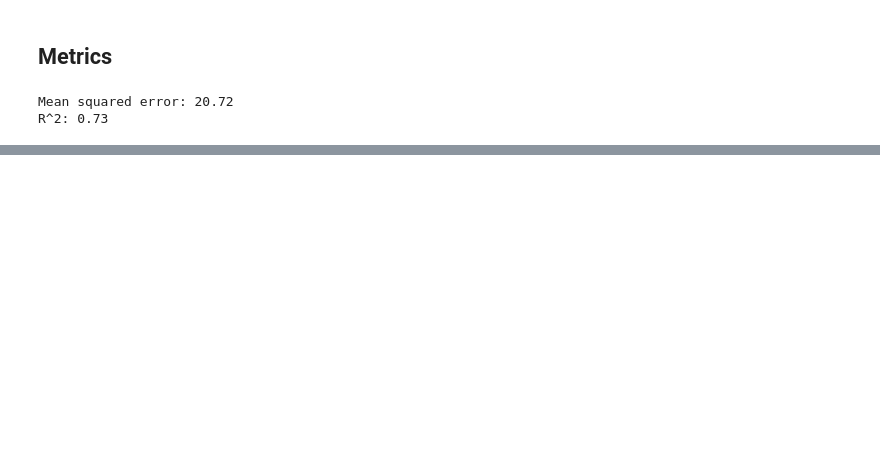
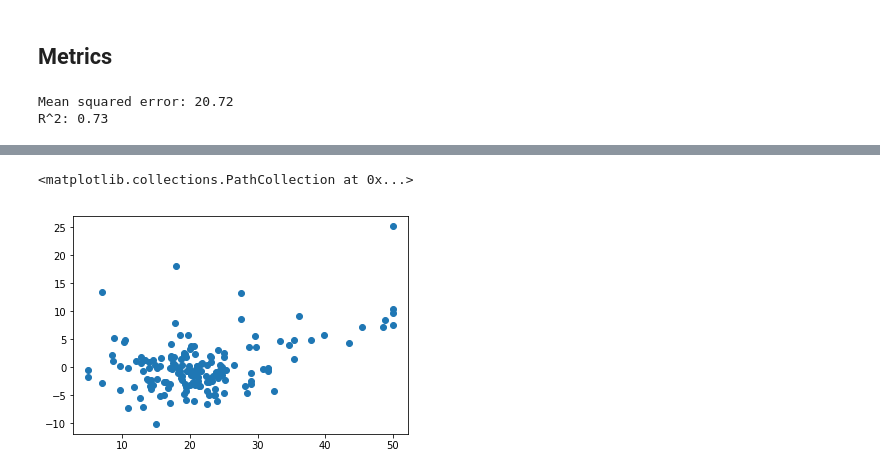
Before and after one commit to maplecomdori/data-science, a Jupyter notebook: sklearn dataset Boston Housing (Linear Regression).ipynb, the cells around one changed output, grey strips where cells are left out. Saved outputs shown, nothing was run; the diff lists cells and outputs as text; code cells hidden in the pictures; blank space fills up the shorter version.

```diff
--- a/sklearn dataset Boston Housing (Linear Regression).ipynb
+++ b/sklearn dataset Boston Housing (Linear Regression).ipynb
@@ -124,0 +144,5 @@ R^2: 0.73
+# %%
+plt.scatter(y_test, res)
+# %% [output]
+<matplotlib.collections.PathCollection at 0x...>
+[figure, added]
```
Also changed, not shown: parts of 5 cells of this notebook.
